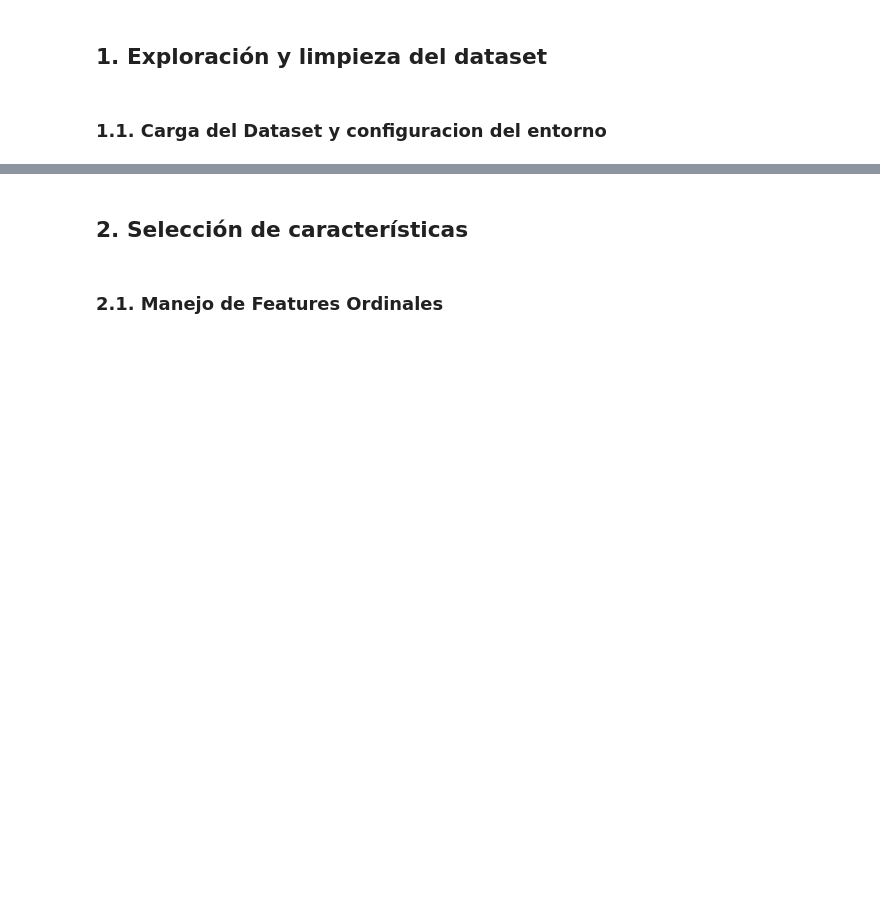
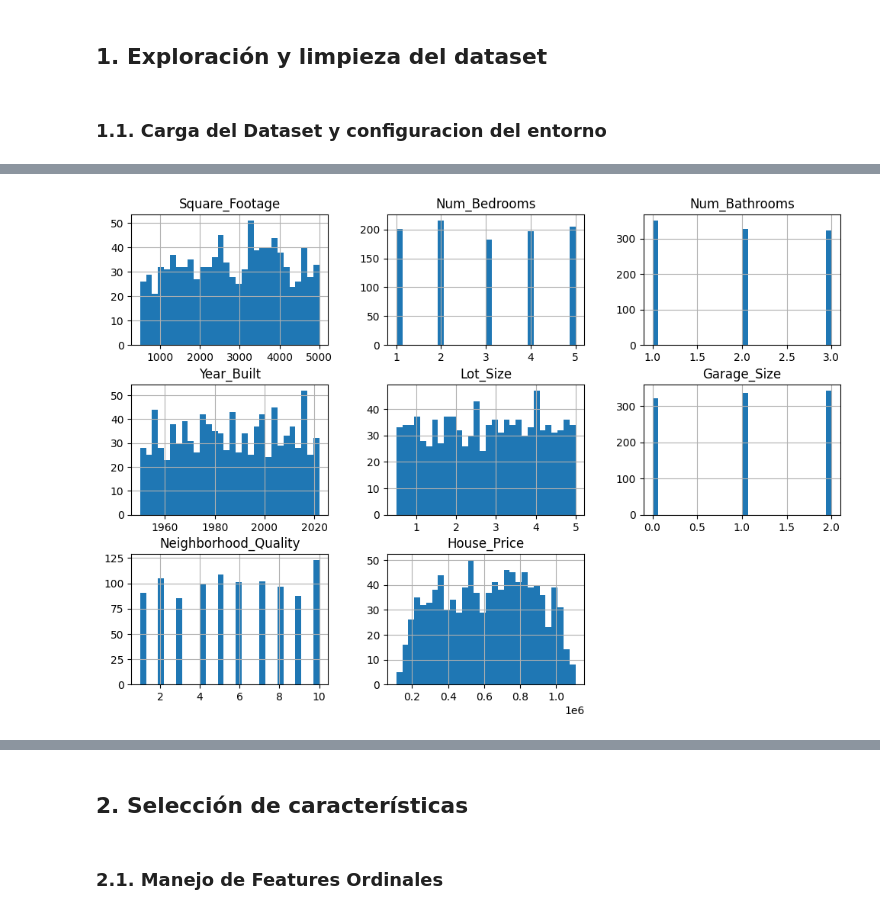
Before and after one commit to XoulEater/Tarea_1_IA, a Jupyter notebook: main.ipynb, the cells around one changed output, grey strips where cells are left out. Cells and saved outputs as stored; diff of their text form; code cells hidden in the pictures; blank space fills up the shorter version.

Commit message:
Add new features to Jupyter notebook for improved data visualization

```diff
--- a/main.ipynb
+++ b/main.ipynb
@@ -27,0 +68,5 @@ ValueError: Unsupported file extension: ''. Supported file extensions are: .csv,
+# %%
+data.hist(figsize=(12, 8), bins=30)
+plt.show()
+# %% [output]
+[figure, added]
```
Also changed, not shown: parts of 20 cells of this notebook.
